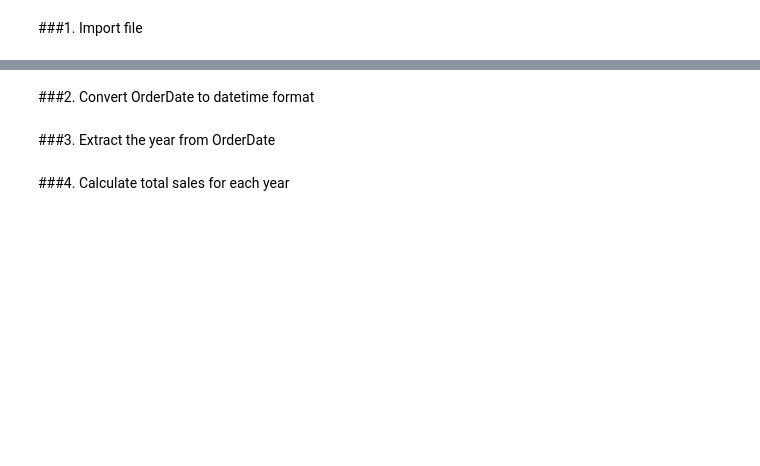
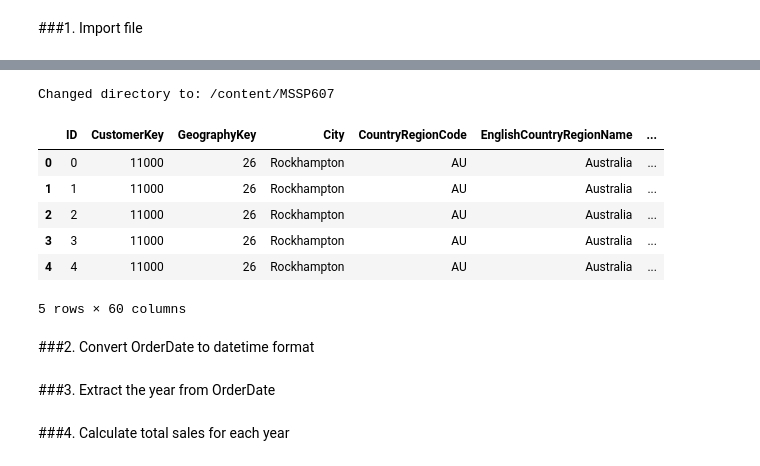
Before and after one commit to christinafan-cell/MSSP607, a Jupyter notebook: Assignments/Week_7/Week_7_(1).ipynb, the cells around one changed output, grey strips where cells are left out. Cells and saved outputs as stored; diff of their text form; code cells hidden in the pictures; blank space fills up the shorter version.

```diff
--- a/Assignments/Week_7/Week_7_(1).ipynb
+++ b/Assignments/Week_7/Week_7_(1).ipynb
@@ -23,3 +34,58 @@ df = pd.read_csv(file_name, encoding='latin1', low_memory=False)
+# %%
+#The first cell in you assignment should be to connect to your GitHub respository where you code and data shold
+#be stored.  THe folowing code was distributed in class and is in the file folder in Canvas.
+from google.colab import userdata
+import os
+import subprocess
+
+github_token = userdata.get('Git_Key') #Retrieve secret key for user. Use your Token created in GitHub
+owner = 'christinafan-cell' # Replace with the GitHub repository owner
+repository = 'MSSP607' # Replace with the GitHub repository name
+
+clone_url = f'https://x-access-token:{github_token}@github.com/{owner}/{repository}.git'
+
+# Clone the repository
+import subprocess
+subprocess.run(['git', 'clone', clone_url])
+
+# Navigate into the cloned repository directory (optional, but often useful)
+os.chdir(repository)
+print(f"Changed directory to: {os.getcwd()}")
+
+#!git clone https://github.com/"owner"/"repository".git for public repositories
+# %% [output]
+Changed directory to: /content/MSSP607
+# %%
+#Import the library's used for the coding project.
+#You may use some, but maybe not all of these.  This is just a few to consider.
+import numpy as np
+import pandas as pd
+import matplotlib as mpl
+import matplotlib.pyplot as plt
+import statsmodels.formula.api as sm
+import statsmodels.api as se
+import seaborn as sns
+import datetime as dt
+from sklearn.linear_model import LinearRegression
+from scipy import stats
+from io import StringIO
+import itertools
+
+%matplotlib inline
+pd.set_eng_float_format(accuracy=3, use_eng_prefix=True)
+pd.set_option('display.float_format', lambda x: '%.2f' % x)
+# %%
+#Read the data from your GitHub Respository using the correct data path.
+df = pd.read_csv('/content/MSSP607/data/InternetSales.csv', encoding='latin1' )
+df.head()
+# %% [output]
+|  | ID | CustomerKey | GeographyKey | City | CountryRegionCode | EnglishCountryRegionName | ... |
+| 0 | 0 | 11000 | 26 | Rockhampton | AU | Australia | ... |
+| 1 | 1 | 11000 | 26 | Rockhampton | AU | Australia | ... |
+| 2 | 2 | 11000 | 26 | Rockhampton | AU | Australia | ... |
+| 3 | 3 | 11000 | 26 | Rockhampton | AU | Australia | ... |
+| 4 | 4 | 11000 | 26 | Rockhampton | AU | Australia | ... |
+5 rows × 60 columns
 # %% [markdown]
 ###2. Convert OrderDate to datetime format
 # %%
```
Also changed, not shown: parts of 9 cells of this notebook.
